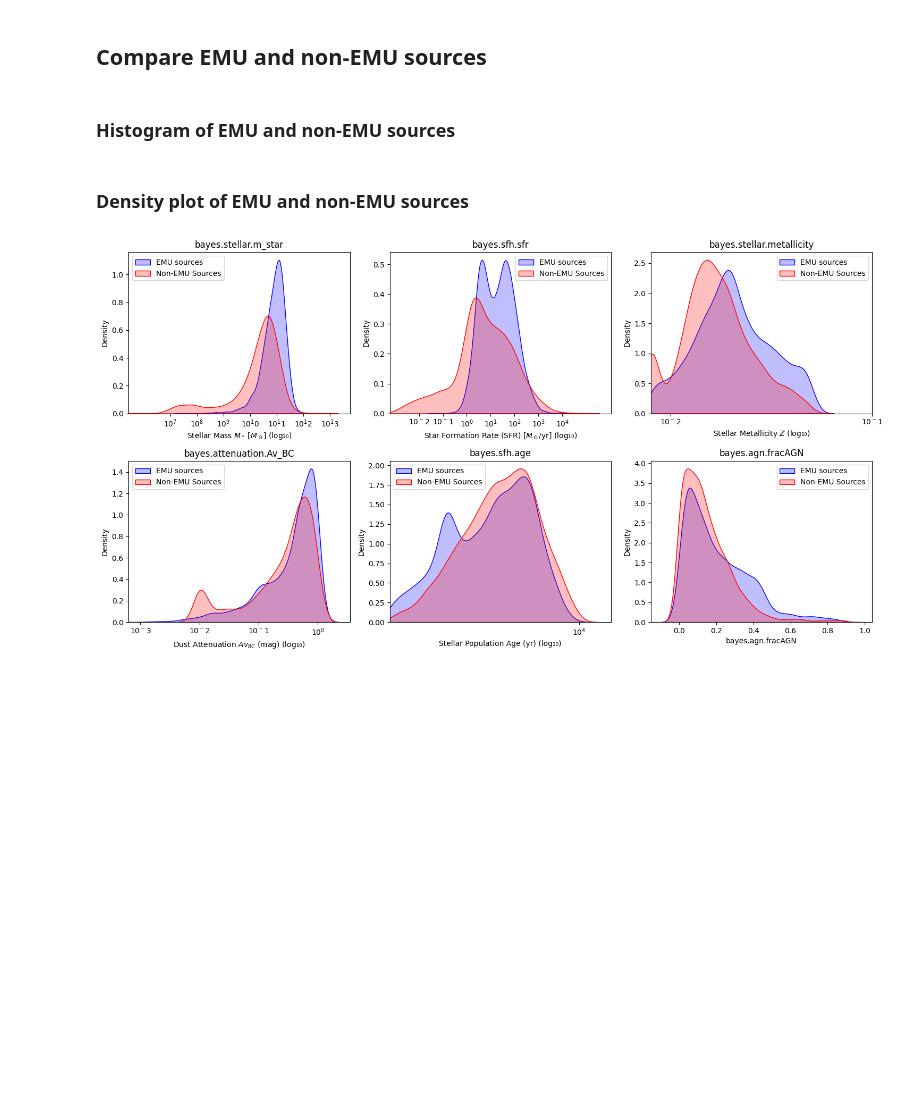
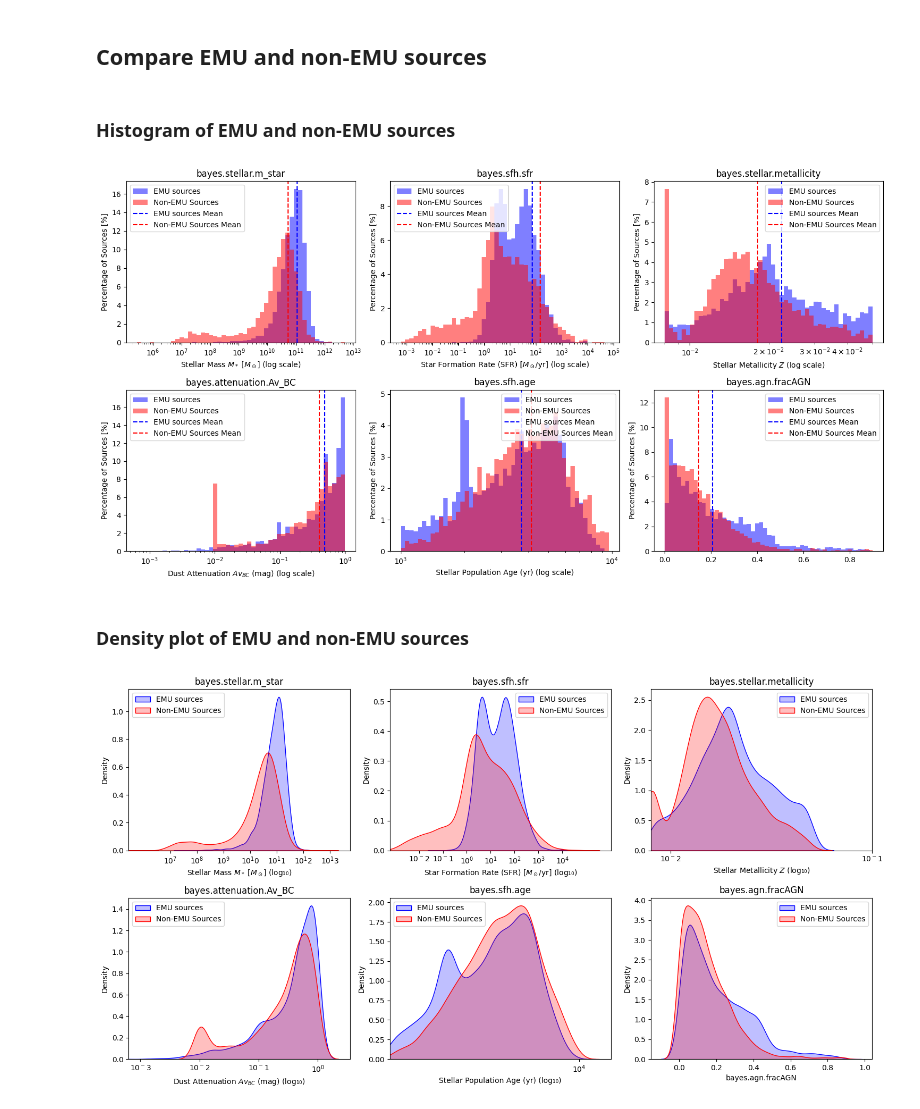
Before and after one commit to theWebTardigrade/fundamental-properties-of-EMU-radio-sources, a Jupyter notebook: code/8.5_CIGALE_results_EMU_vs_NON-EMU.ipynb, the cells around one changed output. Drawn from its saved outputs; the diff is of its cells as text; code cells hidden in the pictures; blank space fills up the shorter version.

Commit message:
comparison histograms

```diff
--- a/code/8.5_CIGALE_results_EMU_vs_NON-EMU.ipynb
+++ b/code/8.5_CIGALE_results_EMU_vs_NON-EMU.ipynb
@@ -66,3 +152,35 @@ Number of non-emu objects with x²_red <= 5: 3032
+# %%
+legend_positions = [
+    'upper left',
+    'upper left',
+    'upper right',
+    'upper left',
+    'upper right',
+    'upper right'
+]
+
+
+
+plot_log_hist_percent_2rows_sns(
+    df1=emu_sources_best,
+    df2=nonemu_sources_best,
+    columns=[
+        'bayes.stellar.m_star', 'bayes.sfh.sfr', 'bayes.stellar.metallicity',
+        'bayes.attenuation.Av_BC', 'bayes.sfh.age', 'bayes.agn.fracAGN'
+    ],
+    x_labels=[
+        r"Stellar Mass $M_*$ [$M_\odot$]",
+        r"Star Formation Rate (SFR) [$M_\odot$/yr]",
+        r"Stellar Metallicity $Z$",
+        r"Dust Attenuation $Av_{BC}$ (mag)",
+        r"Stellar Population Age (yr)",
+        r"AGN Fraction"
+    ],
+    labels=("EMU sources", "Non-EMU Sources"),
+    legend_positions=legend_positions
+)
+# %% [output]
+[figure, added]
 # %% [markdown]
 ### Density plot of EMU and non-EMU sources
 # %%
```
Also changed, not shown: parts of 2 cells of this notebook.
